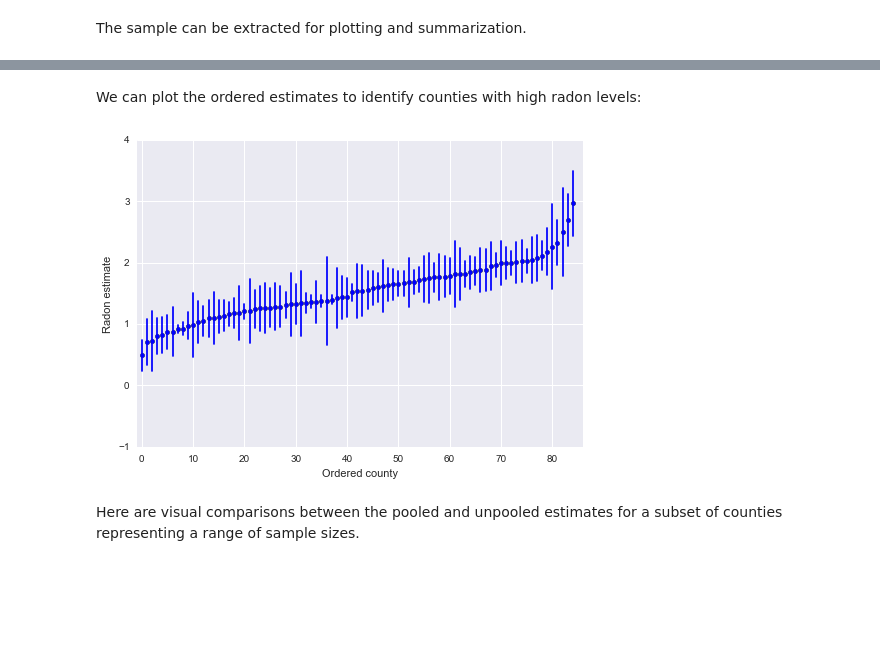
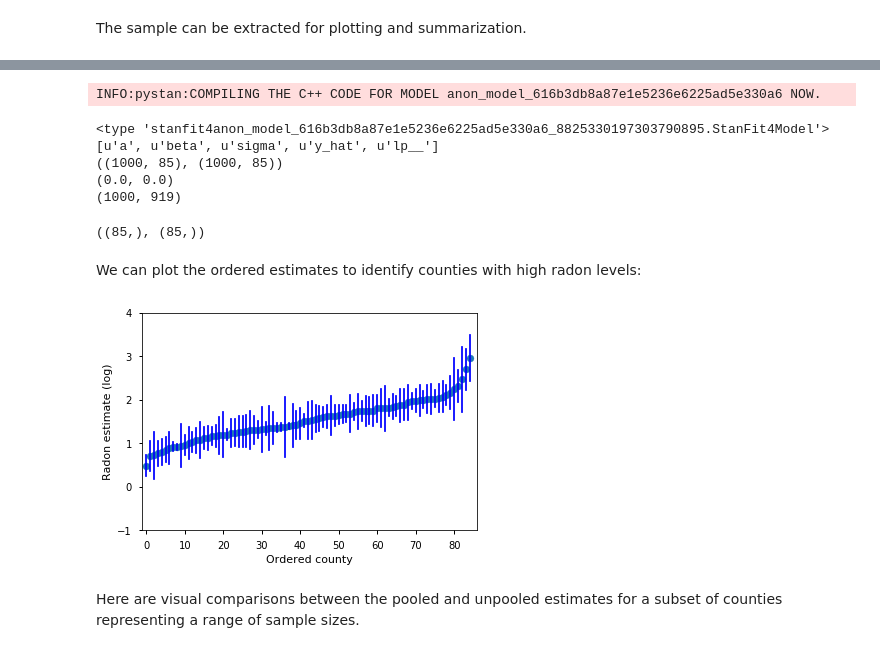
Before and after one commit to nguyentu1602/stan-exp, a Jupyter notebook: tutorials/stan_workshop__16__fonnesbeck/notebooks/Multilevel Modeling.ipynb, the cells around one changed output, grey strips where cells are left out. Drawn from its saved outputs; the diff is of its cells as text; code cells hidden in the pictures; blank space fills up the shorter version.

Commit message:
new data

```diff
--- a/tutorials/stan_workshop__16__fonnesbeck/notebooks/Multilevel Modeling.ipynb
+++ b/tutorials/stan_workshop__16__fonnesbeck/notebooks/Multilevel Modeling.ipynb
@@ -170,46 +243,88 @@ At the other end of the extreme, we can fit separate (independent) means for eac
 # %%
-unpooled_model = """data {
+# you can make the model code as a long string:
+un_p_data = """
+data {
   int<lower=0> N;
-  int<lower=1,upper=85> county[N];
+  int<lower=1,upper=85> county[N];  // range of the counties, can't use String here
   vector[N] x;
   vector[N] y;
-}
+}"""
+
+# bound the value of sigma, expect a(alpha) to be a vector of 85
+un_p_params = """
 parameters {
   vector[85] a;
   real beta;
   real<lower=0,upper=100> sigma;
-}
+}"""
+
+# for each sample, the outcome is a linear function of basement measurement effect + the associated counties' measurement
+transformed_params = """
 transformed parameters {
   vector[N] y_hat;
-
   for (i in 1:N)
     y_hat[i] <- beta * x[i] + a[county[i]];
-}
+}"""
+
+# the model assume sigma noise around y_hat, and all noise shares sigma as the same params
+un_p_model = """
 model {
   y ~ normal(y_hat, sigma);
 }"""
+
+unpooled_model = un_p_data + un_p_params + transformed_params + un_p_model
 # %%
+# the order and type of
 unpooled_data = {'N': len(log_radon),
-               'county': county+1, # Stan counts starting at 1
-               'x': floor_measure,
-               'y': log_radon}
+                 'county': counties+1,   # Stan counts starting at 1, so we need to add one to all the countyID
+                 'x': floor_measure,
+                 'y': log_radon}
 
 unpooled_fit = pystan.stan(model_code=unpooled_model, data=unpooled_data, iter=1000, chains=2)
+# %% [output]
+INFO:pystan:COMPILING THE C++ CODE FOR MODEL anon_model_616b3db8a87e1e5236e6225ad5e330a6 NOW.
+# %%
+# examine the outputs
+print(type(unpooled_fit))  # proprietary type!
+
+# what about this extraction? - it turns the result from that proprietary object to an OrderedDict
+unpooled_sample = unpooled_fit.extract(permuted=True) # of type OrderedDict
+print(unpooled_sample.keys())  #
+print(unpooled_fit['a'].shape, unpooled_sample['a'].shape)
+
+# turns out that the two objects unpooled_fit and unpooled_sample contains more or less the same data:
+print(np.max(unpooled_fit['a'] - unpooled_sample['a']), np.max(unpooled_fit['beta'] - unpooled_sample['beta']))
+
+# interestingly, you get y_hat as well!
+print(unpooled_sample['y_hat'].shape)
+# %% [output]
+<type 'stanfit4anon_model_616b3db8a87e1e5236e6225ad5e330a6_8825330197303790895.StanFit4Model'>
+[u'a', u'beta', u'sigma', u'y_hat', u'lp__']
+((1000, 85), (1000, 85))
+(0.0, 0.0)
+(1000, 919)
 # %%
+# get the unpooled estimates and standard errors for each counties
 unpooled_estimates = pd.Series(unpooled_fit['a'].mean(0), index=mn_counties)
 unpooled_se = pd.Series(unpooled_fit['a'].std(0), index=mn_counties)
+# print(unpooled_estimates, unpooled_se)
+print(unpooled_estimates.shape, unpooled_se.shape)
+# %% [output]
+((85,), (85,))
 # %% [markdown]
 We can plot the ordered estimates to identify counties with high radon levels:
 # %%
-order = unpooled_estimates.sort_values().index
+counties_ordered_by_a = unpooled_estimates.sort_values().index
+plt.scatter(range(len(unpooled_estimates)), unpooled_estimates[counties_ordered_by_a]) # plot the means first
 
-plt.scatter(range(len(unpooled_estimates)), unpooled_estimates[order])
-for i, m, se in zip(range(len(unpooled_estimates)), unpooled_estimates[order], unpooled_se[order]):
-    plt.plot([i,i], [m-se, m+se], 'b-')
+for i, a_county, se in zip( range(len(unpooled_estimates)),
+                            unpooled_estimates[counties_ordered_by_a],
+                            unpooled_se[counties_ordered_by_a]):
+    plt.plot([i, i], [a_county-se, a_county+se], 'b-')           # plot many vertical lines representing CIs
 plt.xlim(-1,86); plt.ylim(-1,4)
-plt.ylabel('Radon estimate');plt.xlabel('Ordered county');
+plt.ylabel('Radon estimate (log)'); plt.xlabel('Ordered county');
 # %% [output]
-[figure, old version]
+[figure, new version]
 # %% [markdown]
 Here are visual comparisons between the pooled and unpooled estimates for a subset of counties representing a range of sample sizes.
 # %%
```
Also changed, not shown: parts of 49 cells of this notebook, 1 other file.
